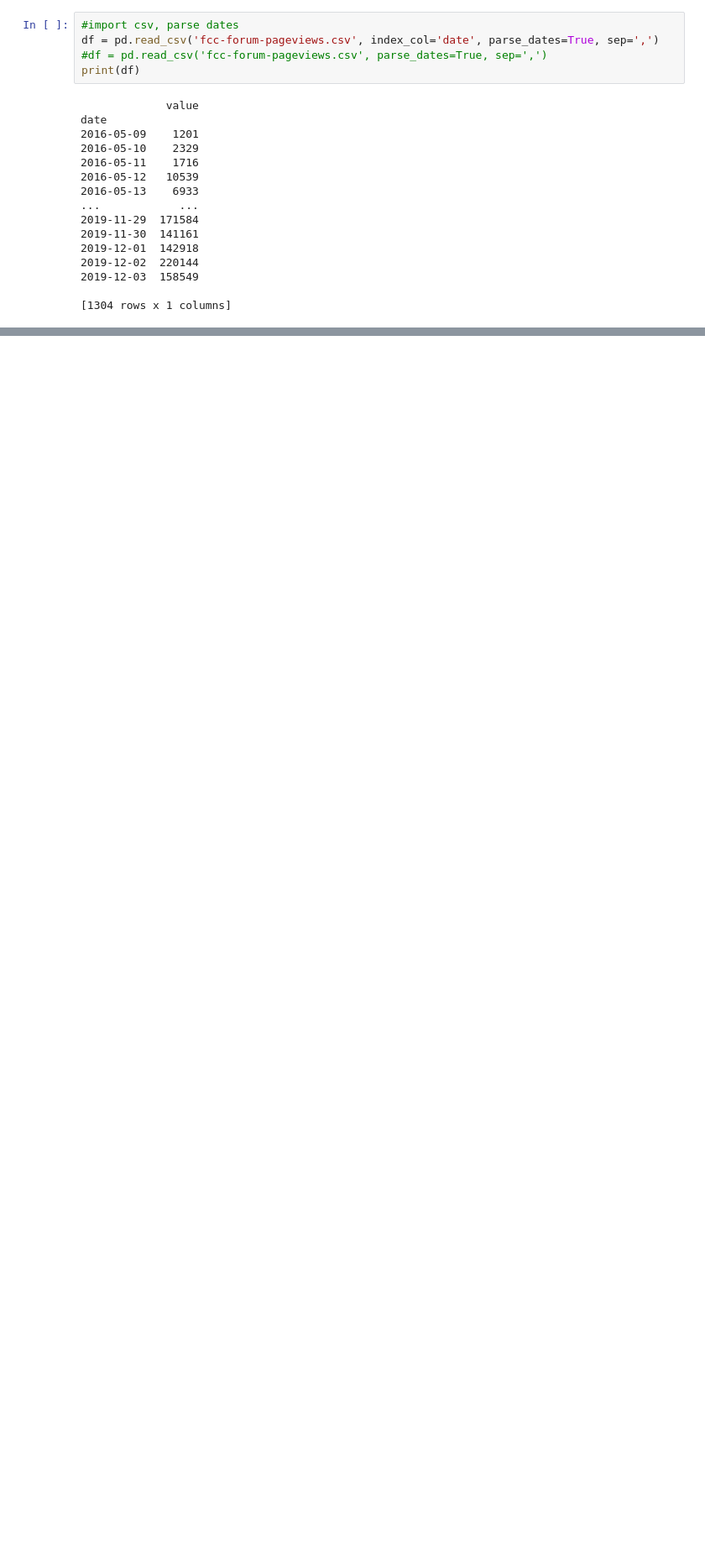
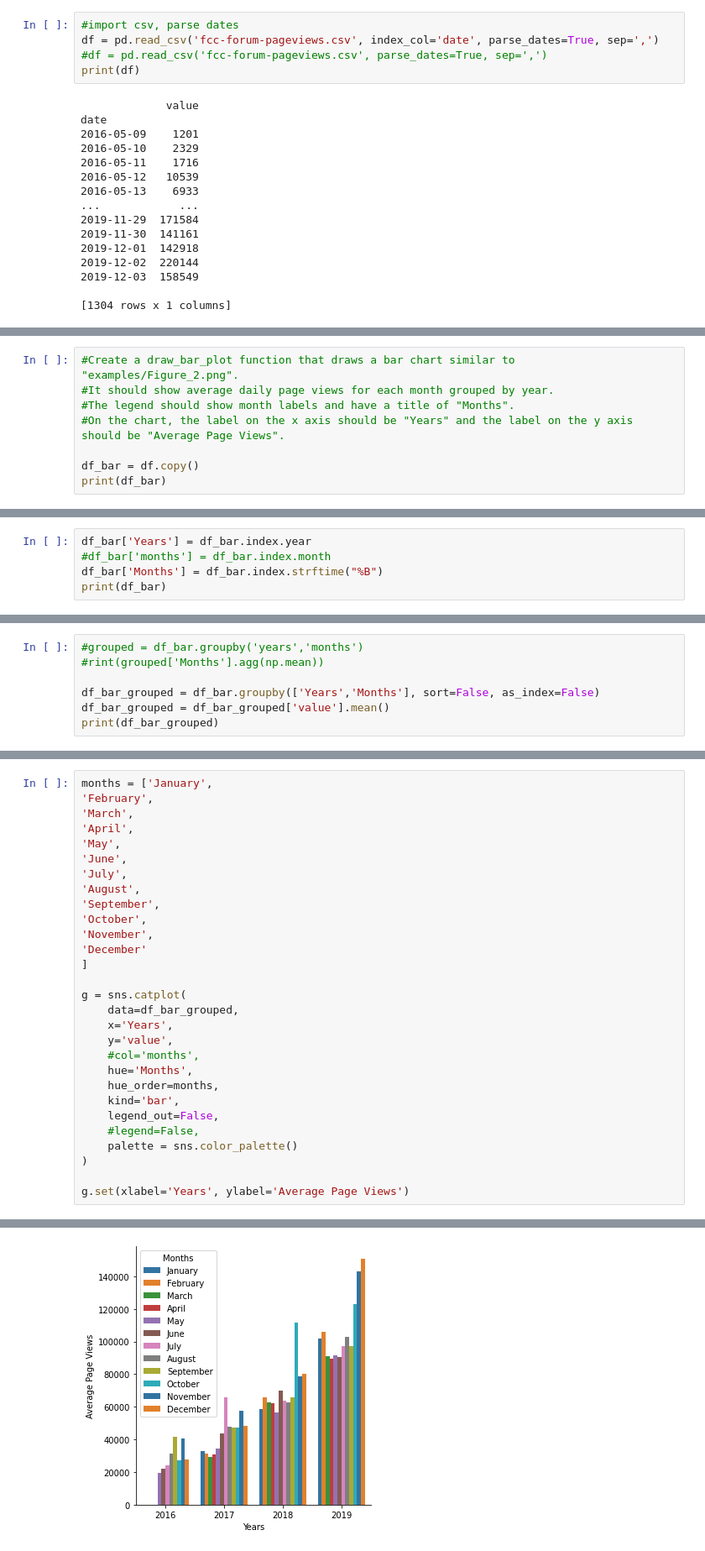
Before and after one commit to pschorey/FCC_Python_Notes_And_Projects, a Jupyter notebook: fcc-page-view-visualizer/fcc-page-view-visualizer.ipynb, the cells around one changed output, grey strips where cells are left out. Shown at 84% size. Saved outputs shown, nothing was run; the diff lists cells and outputs as text; blank space fills up the shorter version.

Commit message:
passes fcc page view bar chart chal

```diff
--- a/fcc-page-view-visualizer/fcc-page-view-visualizer.ipynb
+++ b/fcc-page-view-visualizer/fcc-page-view-visualizer.ipynb
@@ -53,0 +54,8 @@ Text(0.5, 1.0, 'Daily FreeCodeCamp Forum Page Views 06/20/2016 - 10/06/2019')
+# %%
+#Create a draw_bar_plot function that draws a bar chart similar to "examples/Figure_2.png".
+#It should show average daily page views for each month grouped by year.
+#The legend should show month labels and have a title of "Months".
+#On the chart, the label on the x axis should be "Years" and the label on the y axis should be "Average Page Views".
+
+df_bar = df.copy()
+print(df_bar)
@@ -53,0 +78,5 @@ Text(0.5, 1.0, 'Daily FreeCodeCamp Forum Page Views 06/20/2016 - 10/06/2019')
+# %%
+df_bar['Years'] = df_bar.index.year
+#df_bar['months'] = df_bar.index.month
+df_bar['Months'] = df_bar.index.strftime("%B")
+print(df_bar)
@@ -53,0 +99,7 @@ Text(0.5, 1.0, 'Daily FreeCodeCamp Forum Page Views 06/20/2016 - 10/06/2019')
+# %%
+#grouped = df_bar.groupby('years','months')
+#rint(grouped['Months'].agg(np.mean))
+
+df_bar_grouped = df_bar.groupby(['Years','Months'], sort=False, as_index=False)
+df_bar_grouped = df_bar_grouped['value'].mean()
+print(df_bar_grouped)
@@ -53,0 +124,30 @@ Text(0.5, 1.0, 'Daily FreeCodeCamp Forum Page Views 06/20/2016 - 10/06/2019')
+# %%
+months = ['January',
+'February',
+'March',
+'April',
+'May',
+'June',
+'July',
+'August',
+'September',
+'October',
+'November',
+'December'
+]
+
+g = sns.catplot(
+    data=df_bar_grouped,
+    x='Years',
+    y='value',
+    #col='months',
+    hue='Months',
+    hue_order=months,
+    kind='bar',
+    legend_out=False,
+    #legend=False,
+    palette = sns.color_palette()
+)
+
+g.set(xlabel='Years', ylabel='Average Page Views')
+# %% [output]
@@ -53,0 +155 @@ Text(0.5, 1.0, 'Daily FreeCodeCamp Forum Page Views 06/20/2016 - 10/06/2019')
+[figure, added]
```
Also changed, not shown: parts of 7 cells of this notebook, 1 other file.
